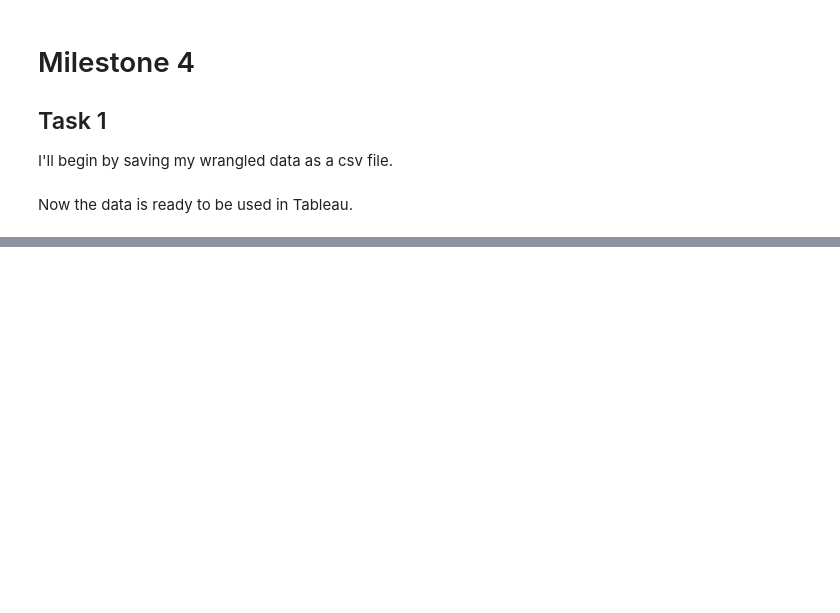
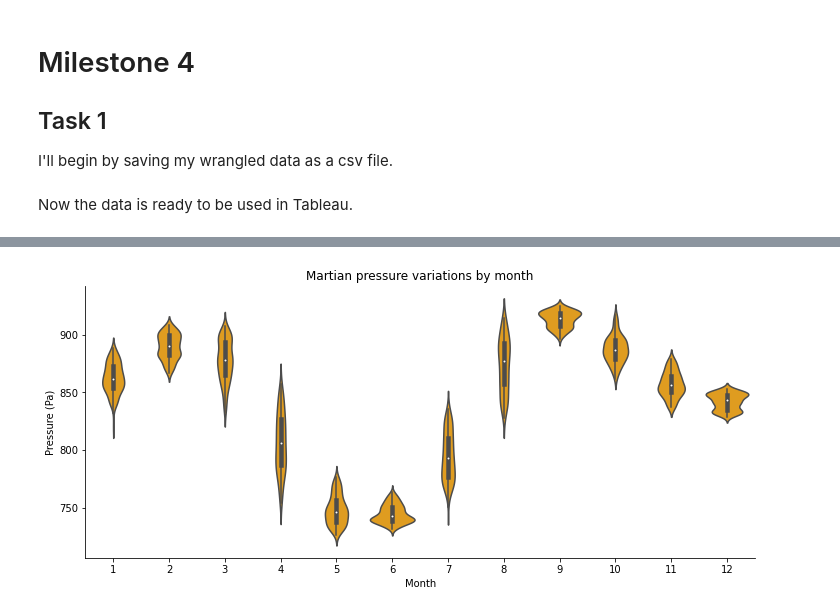
Before and after one commit to data301-2021-winter1/group15-project, a Jupyter notebook: notebooks/analysis1.ipynb, the cells around one changed output, grey strips where cells are left out. Drawn from its saved outputs; the diff is of its cells as text; code cells hidden in the pictures; blank space fills up the shorter version.

```diff
--- a/notebooks/analysis1.ipynb
+++ b/notebooks/analysis1.ipynb
@@ -202,0 +223,9 @@ Cleaning up graphs and visualizations
+# %%
+plt.figure(figsize=(12,5))
+sns.violinplot(x='month',y='pressure',data=data_clean, color='orange')
+plt.xlabel("Month")
+plt.ylabel("Pressure (Pa)")
+plt.title("Martian pressure variations by month")
+sns.despine()
+# %% [output]
+[figure, added]
```
Also changed, not shown: parts of 13 cells of this notebook, 1 other file.
